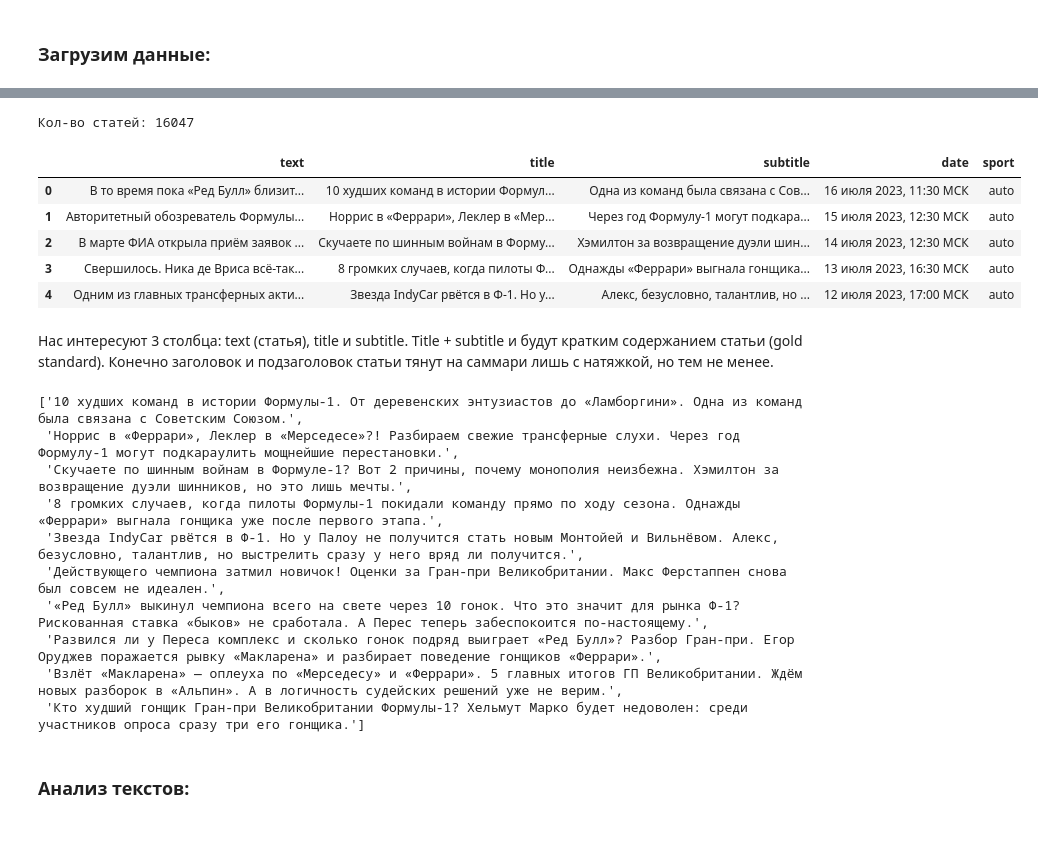
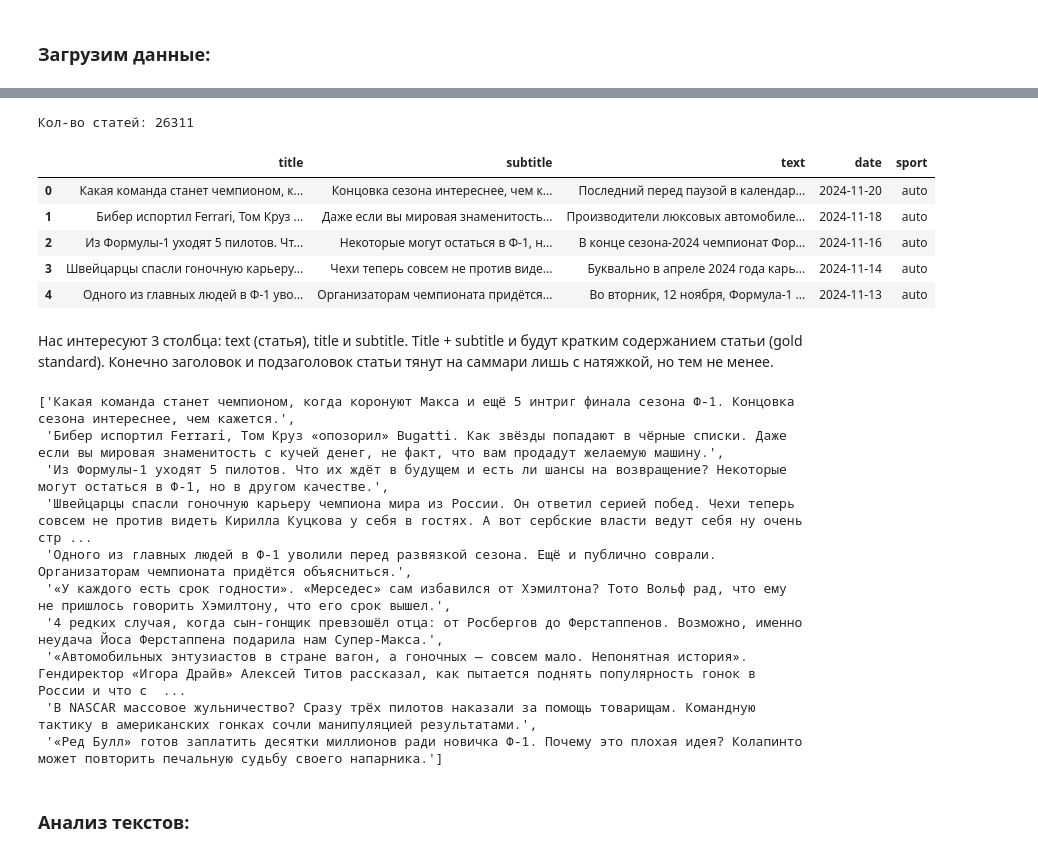
Before and after one commit to luckyme410/summary_champ, a Jupyter notebook: summarize_ru.ipynb, the cells around one changed output, grey strips where cells are left out. Drawn from its saved outputs; the diff is of its cells as text; code cells hidden in the pictures.

```diff
--- a/summarize_ru.ipynb
+++ b/summarize_ru.ipynb
@@ -66,19 +66,17 @@ Archive:  /content/articles_championat.zip
 # %%
-# Данные парсились с сайта Чемпионат.com в 2023 году.
-# HTML-разметка сайта поменялась, скорее всего,
-# поэтому код для парсинга не привожу, а загружаю готовые данные:
-data = pd.read_csv("/content/content/articles_championat.csv") # /content/drive/MyDrive/articles_championat.csv
+# Данные парсились с сайта Чемпионат.com
+data = pd.read_csv("/content/articles_championat2.csv") # /content/drive/MyDrive/articles_championat.csv
 print('Кол-во статей:', data.shape[0])
 print()
 data.head()
 # %% [output]
-Кол-во статей: 16047
+Кол-во статей: 26311
-|  | text | title | subtitle | date | sport |
-| 0 | В то время пока «Ред Булл» близит... | 10 худших команд в истории Формул... | Одна из команд была связана с Сов... | 16 июля 2023, 11:30 МСК | auto |
-| 1 | Авторитетный обозреватель Формулы... | Норрис в «Феррари», Леклер в «Мер... | Через год Формулу-1 могут подкара... | 15 июля 2023, 12:30 МСК | auto |
-| 2 | В марте ФИА открыла приём заявок ... | Скучаете по шинным войнам в Форму... | Хэмилтон за возвращение дуэли шин... | 14 июля 2023, 12:30 МСК | auto |
-| 3 | Свершилось. Ника де Вриса всё-так... | 8 громких случаев, когда пилоты Ф... | Однажды «Феррари» выгнала гонщика... | 13 июля 2023, 16:30 МСК | auto |
-| 4 | Одним из главных трансферных акти... | Звезда IndyCar рвётся в Ф-1. Но у... | Алекс, безусловно, талантлив, но ... | 12 июля 2023, 17:00 МСК | auto |
+|  | title | subtitle | text | date | sport |
+| 0 | Какая команда станет чемпионом, к... | Концовка сезона интереснее, чем к... | Последний перед паузой в календар... | 2024-11-20 | auto |
+| 1 | Бибер испортил Ferrari, Том Круз ... | Даже если вы мировая знаменитость... | Производители люксовых автомобиле... | 2024-11-18 | auto |
+| 2 | Из Формулы-1 уходят 5 пилотов. Чт... | Некоторые могут остаться в Ф-1, н... | В конце сезона-2024 чемпионат Фор... | 2024-11-16 | auto |
+| 3 | Швейцарцы спасли гоночную карьеру... | Чехи теперь совсем не против виде... | Буквально в апреле 2024 года карь... | 2024-11-14 | auto |
+| 4 | Одного из главных людей в Ф-1 уво... | Организаторам чемпионата придётся... | Во вторник, 12 ноября, Формула-1 ... | 2024-11-13 | auto |
 # %%
 # описание столбцов:
 
@@ -98,16 +96,16 @@ data['summary'] = data['title'] + data['subtitle']
 # вот что получилось:
 data['summary'].values[:10].tolist()
 # %% [output]
-['10 худших команд в истории Формулы-1. От деревенских энтузиастов до «Ламборгини». Одна из команд была связана с Советским Союзом.',
- 'Норрис в «Феррари», Леклер в «Мерседесе»?! Разбираем свежие трансферные слухи. Через год Формулу-1 могут подкараулить мощнейшие перестановки.',
- 'Скучаете по шинным войнам в Формуле-1? Вот 2 причины, почему монополия неизбежна. Хэмилтон за возвращение дуэли шинников, но это лишь мечты.',
- '8 громких случаев, когда пилоты Формулы-1 покидали команду прямо по ходу сезона. Однажды «Феррари» выгнала гонщика уже после первого этапа.',
- 'Звезда IndyCar рвётся в Ф-1. Но у Палоу не получится стать новым Монтойей и Вильнёвом. Алекс, безусловно, талантлив, но выстрелить сразу у него вряд ли получится.',
- 'Действующего чемпиона затмил новичок! Оценки за Гран-при Великобритании. Макс Ферстаппен снова был совсем не идеален.',
- '«Ред Булл» выкинул чемпиона всего на свете через 10 гонок. Что это значит для рынка Ф-1? Рискованная ставка «быков» не сработала. А Перес теперь забеспокоится по-настоящему.',
- 'Развился ли у Переса комплекс и сколько гонок подряд выиграет «Ред Булл»? Разбор Гран-при. Егор Оруджев поражается рывку «Макларена» и разбирает поведение гонщиков «Феррари».',
- 'Взлёт «Макларена» — оплеуха по «Мерседесу» и «Феррари». 5 главных итогов ГП Великобритании. Ждём новых разборок в «Альпин». А в логичность судейских решений уже не верим.',
- 'Кто худший гонщик Гран-при Великобритании Формулы-1? Хельмут Марко будет недоволен: среди участников опроса сразу три его гонщика.']
+['Какая команда станет чемпионом, когда коронуют Макса и ещё 5 интриг финала сезона Ф-1. Концовка сезона интереснее, чем кажется.',
+ 'Бибер испортил Ferrari, Том Круз «опозорил» Bugatti. Как звёзды попадают в чёрные списки. Даже если вы мировая знаменитость с кучей денег, не факт, что вам продадут желаемую машину.',
+ 'Из Формулы-1 уходят 5 пилотов. Что их ждёт в будущем и есть ли шансы на возвращение? Некоторые могут остаться в Ф-1, но в другом качестве.',
+ 'Швейцарцы спасли гоночную карьеру чемпиона мира из России. Он ответил серией побед. Чехи теперь совсем не против видеть Кирилла Куцкова у себя в гостях. А вот сербские власти ведут себя ну очень стр ...
+ 'Одного из главных людей в Ф-1 уволили перед развязкой сезона. Ещё и публично соврали. Организаторам чемпионата придётся объясниться.',
+ '«У каждого есть срок годности». «Мерседес» сам избавился от Хэмилтона? Тото Вольф рад, что ему не пришлось говорить Хэмилтону, что его срок вышел.',
+ '4 редких случая, когда сын-гонщик превзошёл отца: от Росбергов до Ферстаппенов. Возможно, именно неудача Йоса Ферстаппена подарила нам Супер-Макса.',
+ '«Автомобильных энтузиастов в стране вагон, а гоночных — совсем мало. Непонятная история». Гендиректор «Игора Драйв» Алексей Титов рассказал, как пытается поднять популярность гонок в России и что с  ...
+ 'В NASCAR массовое жульничество? Сразу трёх пилотов наказали за помощь товарищам. Командную тактику в американских гонках сочли манипуляцией результатами.',
+ '«Ред Булл» готов заплатить десятки миллионов ради новичка Ф-1. Почему это плохая идея? Колапинто может повторить печальную судьбу своего напарника.']
 # %% [markdown]
 ### Анализ текстов:
 # %%
```
Also changed, not shown: parts of 28 cells of this notebook.
